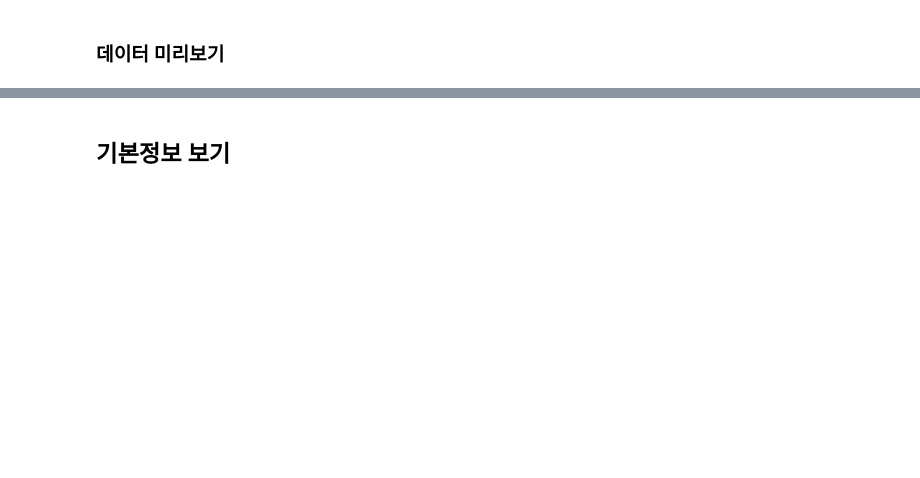
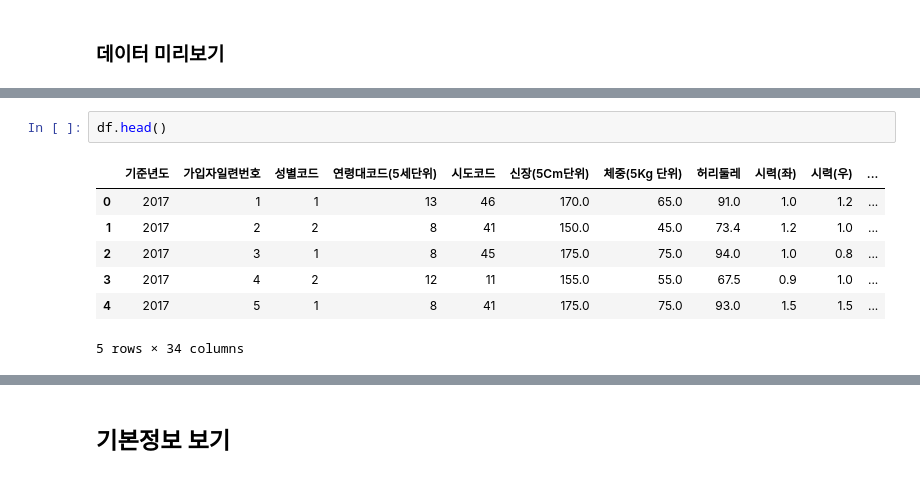
Before and after one commit to corazzon/boostcourse-ds-510, a Jupyter notebook: health_analysis-input.ipynb, the cells around one changed output, grey strips where cells are left out. Cells and saved outputs as stored; diff of their text form; blank space fills up the shorter version.

```diff
--- a/health_analysis-input.ipynb
+++ b/health_analysis-input.ipynb
@@ -61,0 +96,10 @@ import os
+# %%
+df.head()
+# %% [output]
+|  | 기준년도 | 가입자일련번호 | 성별코드 | 연령대코드(5세단위) | 시도코드 | 신장(5Cm단위) | 체중(5Kg 단위) | 허리둘레 | 시력(좌) | 시력(우) | ... |
+| 0 | 2017 | 1 | 1 | 13 | 46 | 170.0 | 65.0 | 91.0 | 1.0 | 1.2 | ... |
+| 1 | 2017 | 2 | 2 | 8 | 41 | 150.0 | 45.0 | 73.4 | 1.2 | 1.0 | ... |
+| 2 | 2017 | 3 | 1 | 8 | 45 | 175.0 | 75.0 | 94.0 | 1.0 | 0.8 | ... |
+| 3 | 2017 | 4 | 2 | 12 | 11 | 155.0 | 55.0 | 67.5 | 0.9 | 1.0 | ... |
+| 4 | 2017 | 5 | 1 | 8 | 41 | 175.0 | 75.0 | 93.0 | 1.5 | 1.5 | ... |
+5 rows × 34 columns
```
Also changed, not shown: parts of 24 cells of this notebook.
